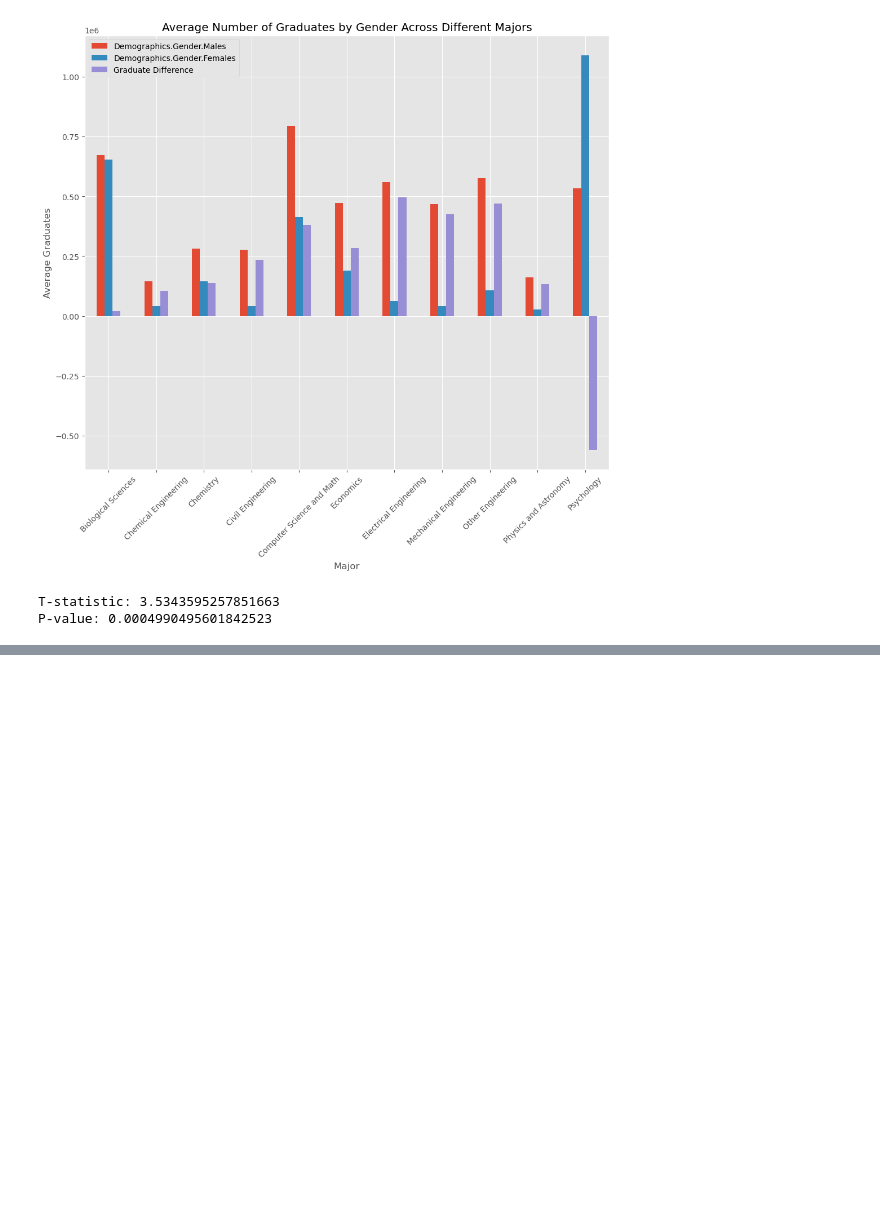
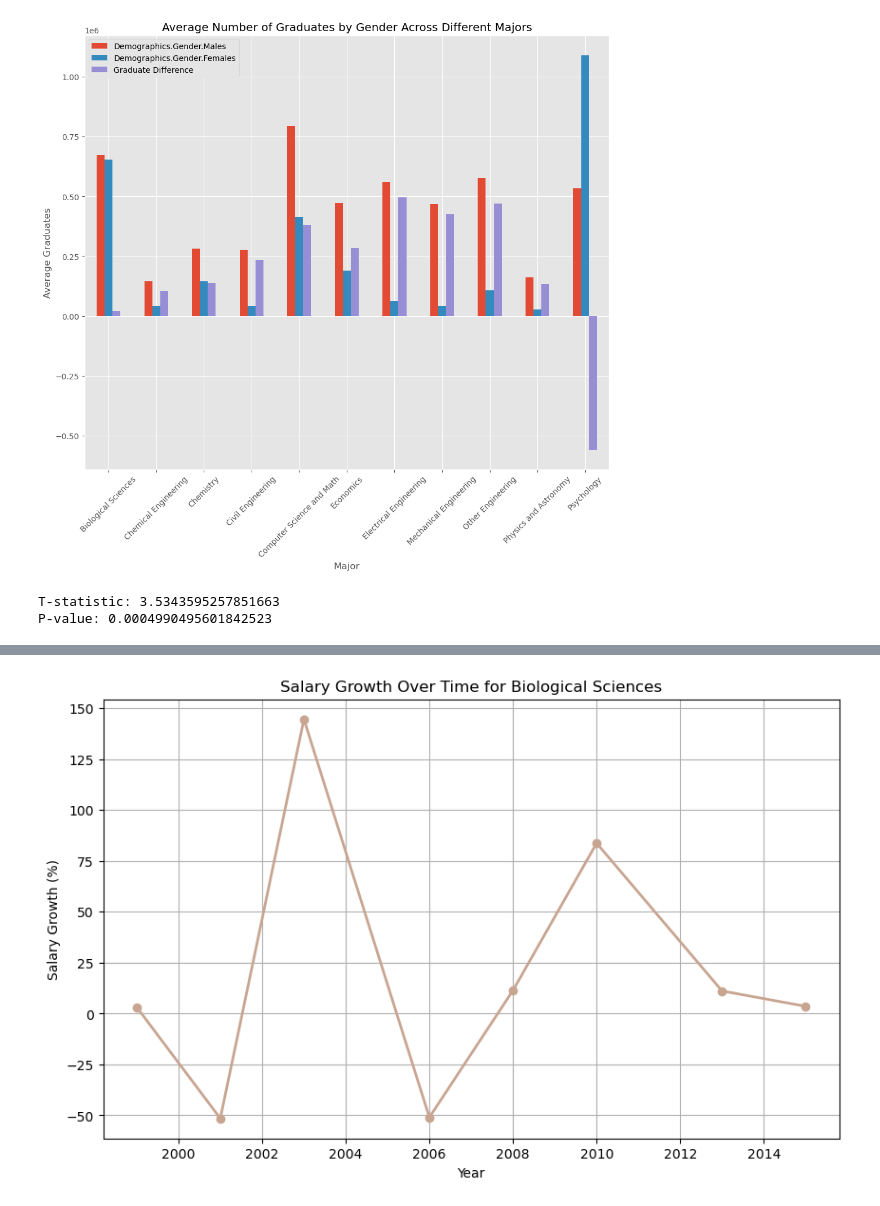
Before and after one commit to craha001/Project-1---Group-1, a Jupyter notebook: Project Main Branch.ipynb, the cells around one changed output, grey strips where cells are left out. Saved outputs shown, nothing was run; the diff lists cells and outputs as text; code cells hidden in the pictures; blank space fills up the shorter version.

Commit message:
Added Percent Change Graphs and Salaryu Growth Data Frame

```diff
--- a/Project Main Branch.ipynb
+++ b/Project Main Branch.ipynb
@@ -982,3 +994,12 @@ print(f"P-value: {p_value}")
 # %% [output]
 T-statistic: 3.5343595257851663
 P-value: 0.0004990495601842523
+# %%
+# Calculate the percentage change in salary (i.e., salary growth) for each major over the years
+cleaned_df['Salary_Growth'] = cleaned_df.groupby('Education.Major')['Salaries.Mean'].pct_change() * 100
+
+# Drop rows where salary growth is NaN (first year for each major)
+cleaned_df = cleaned_df.dropna(subset=['Salary_Growth'])
+
+# View the DataFrame with the salary growth column
+cleaned_df
@@ -984,0 +1025,5 @@ P-value: 0.0004990495601842523
+# %%
+salary_df_columns = [ 'Year', 'Demographics.Total', 'Education.Major', 'Salaries.Mean', 'Salary_Growth']
+# %%
+salary_growth_df = cleaned_df[salary_df_columns]
+salary_growth_df.head()
@@ -984,0 +1037,15 @@ P-value: 0.0004990495601842523
+# %%
+specific_growth_bio = salary_growth_df[salary_growth_df['Education.Major'] == 'Biological Sciences']
+# %%
+# Plot salary growth over time for a specific major (e.g., "Computer Science")
+plt.figure(figsize=(10, 6))
+plt.plot(specific_growth_bio['Year'], specific_growth_bio['Salary_Growth'], marker='o', linestyle='-', color='#c8a591ff', linewidth=2)
+
+# Add title and labels
+plt.title('Salary Growth Over Time for Biological Sciences')
+plt.xlabel('Year')
+plt.ylabel('Salary Growth (%)')
+plt.grid(True)
+plt.show()
+# %% [output]
+[figure, added]
```
Also changed, not shown: parts of 9 cells of this notebook.
